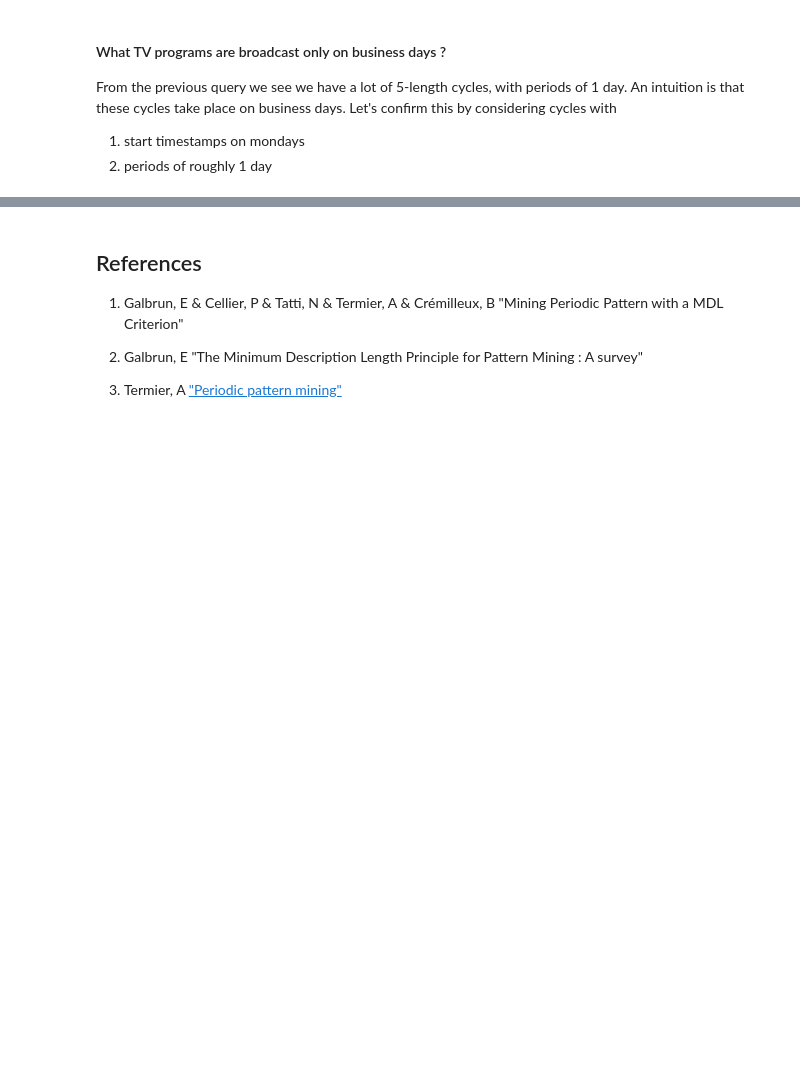
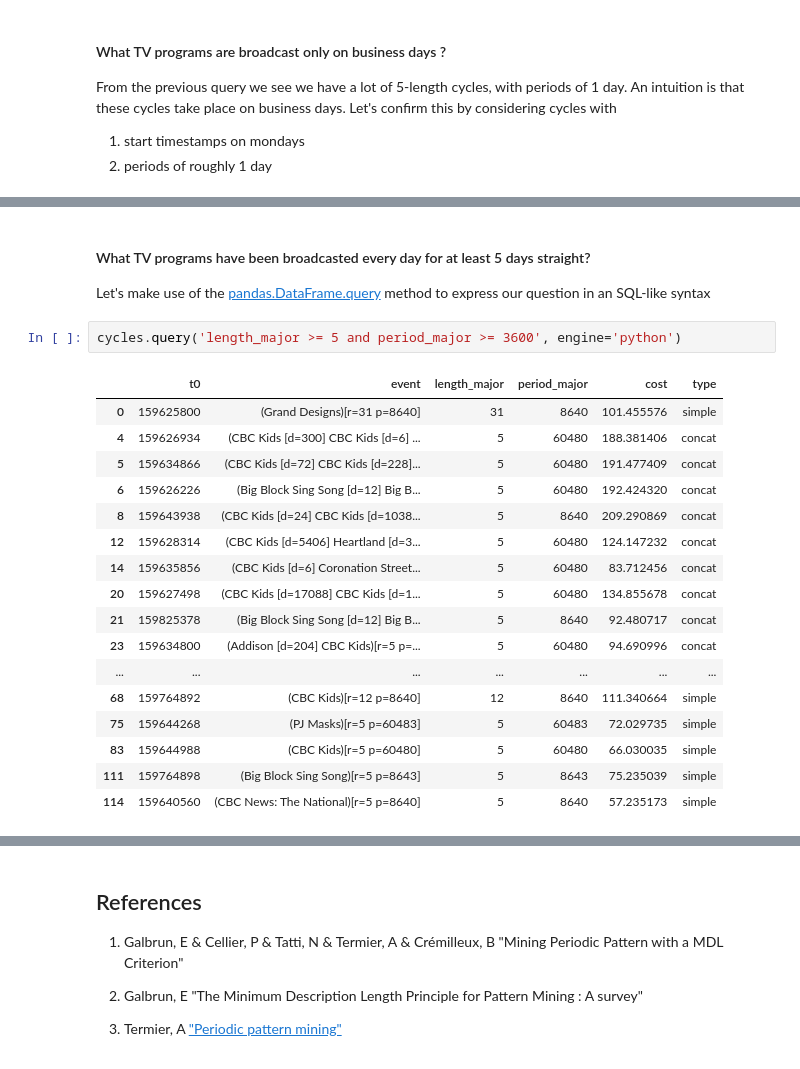
Before and after one commit to scikit-mine/scikit-mine, a Jupyter notebook: docs/tutorials/periodic/periodic_canadian_tv.ipynb, the cells around one changed output, grey strips where cells are left out. Saved outputs shown, nothing was run; the diff lists cells and outputs as text; blank space fills up the shorter version.

```diff
--- a/docs/tutorials/periodic/periodic_canadian_tv.ipynb
+++ b/docs/tutorials/periodic/periodic_canadian_tv.ipynb
@@ -546,0 +562,23 @@ monday_starts.query('length == 5 and period >= "1 days"', engine='python')
+# %% [markdown]
+#### What TV programs have been broadcasted every day for at least 5 days straight?
+Let's make use of the [pandas.DataFrame.query](https://pandas.pydata.org/docs/reference/api/pandas.DataFrame.query.html) method to express our question in an SQL-like syntax
+# %%
+cycles.query('length_major >= 5 and period_major >= 3600', engine='python')
+# %% [output]
+|  | t0 | event | length_major | period_major | cost | type |
+| 0 | 159625800 | (Grand Designs)[r=31 p=8640] | 31 | 8640 | 101.455576 | simple |
+| 4 | 159626934 | (CBC Kids [d=300] CBC Kids [d=6] ... | 5 | 60480 | 188.381406 | concat |
+| 5 | 159634866 | (CBC Kids [d=72] CBC Kids [d=228]... | 5 | 60480 | 191.477409 | concat |
+| 6 | 159626226 | (Big Block Sing Song [d=12] Big B... | 5 | 60480 | 192.424320 | concat |
+| 8 | 159643938 | (CBC Kids [d=24] CBC Kids [d=1038... | 5 | 8640 | 209.290869 | concat |
+| 12 | 159628314 | (CBC Kids [d=5406] Heartland [d=3... | 5 | 60480 | 124.147232 | concat |
+| 14 | 159635856 | (CBC Kids [d=6] Coronation Street... | 5 | 60480 | 83.712456 | concat |
+| 20 | 159627498 | (CBC Kids [d=17088] CBC Kids [d=1... | 5 | 60480 | 134.855678 | concat |
+| 21 | 159825378 | (Big Block Sing Song [d=12] Big B... | 5 | 8640 | 92.480717 | concat |
+| 23 | 159634800 | (Addison [d=204] CBC Kids)[r=5 p=... | 5 | 60480 | 94.690996 | concat |
+| ... | ... | ... | ... | ... | ... | ... |
+| 68 | 159764892 | (CBC Kids)[r=12 p=8640] | 12 | 8640 | 111.340664 | simple |
+| 75 | 159644268 | (PJ Masks)[r=5 p=60483] | 5 | 60483 | 72.029735 | simple |
+| 83 | 159644988 | (CBC Kids)[r=5 p=60480] | 5 | 60480 | 66.030035 | simple |
+| 111 | 159764898 | (Big Block Sing Song)[r=5 p=8643] | 5 | 8643 | 75.235039 | simple |
+| 114 | 159640560 | (CBC News: The National)[r=5 p=8640] | 5 | 8640 | 57.235173 | simple |
```
Also changed, not shown: parts of 25 cells of this notebook, 4 other files.
